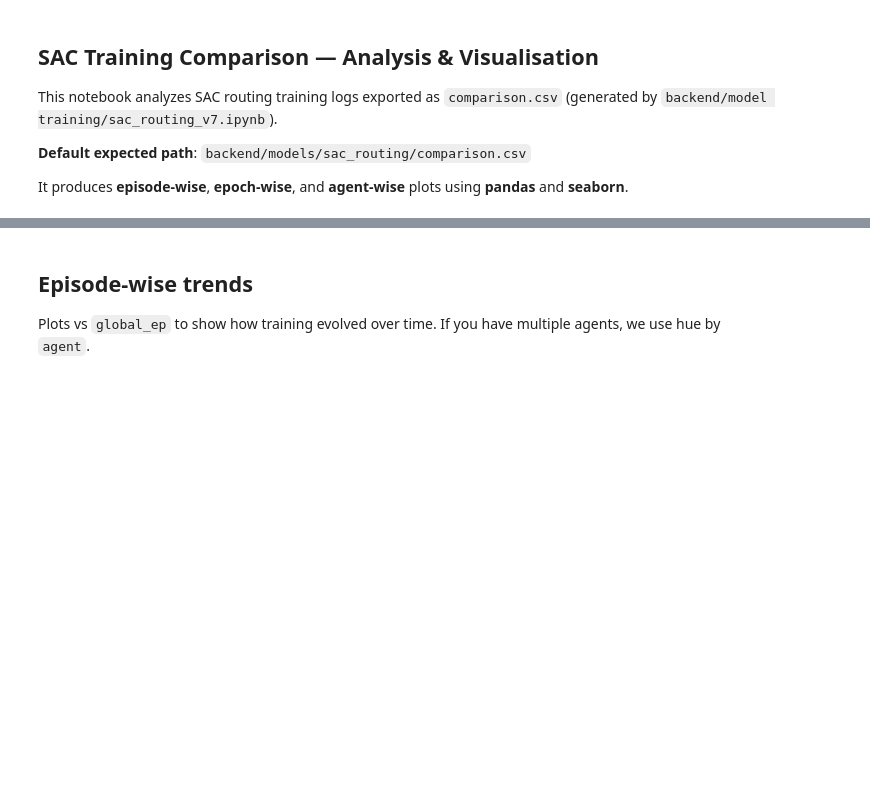
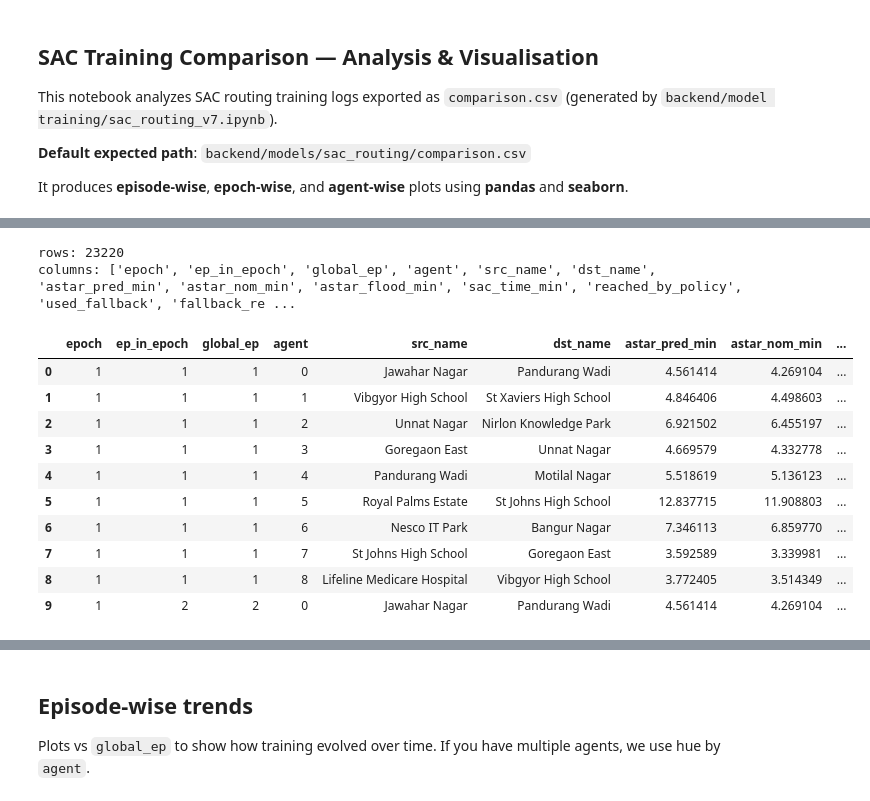
Before and after one commit to ParamVeerJain/Mumbai-Traffic-Prediction-and-Navigation-using-Deep-Learning, a Jupyter notebook: backend/data generation/comparison.ipynb, the cells around one changed output, grey strips where cells are left out. Drawn from its saved outputs; the diff is of its cells as text; code cells hidden in the pictures; blank space fills up the shorter version.

```diff
--- a/backend/data generation/comparison.ipynb
+++ b/backend/data generation/comparison.ipynb
@@ -29,25 +54,60 @@ print("Exists:", CSV_PATH.exists())
 # %%
 # Load + light cleaning
+
+if not CSV_PATH.exists():
+    raise FileNotFoundError(
+        f"comparison.csv not found at {CSV_PATH}. "
+        "Set CSV_PATH in the previous cell to the correct location."
+    )
 
 df = pd.read_csv(CSV_PATH)
 print("rows:", len(df))
 print("columns:", list(df.columns))
 
 # Standardize dtypes where expected
-for c in ["epoch", "ep_in_epoch", "global_ep", "agent", "reached_by_policy", "used_fallback", "policy_steps", "total_steps"]:
-    if c in df.columns:
-        df[c] = pd.to_numeric(df[c], errors="coerce").astype("Int64")
-
-for c in ["astar_pred_min", "astar_nom_min", "astar_flood_min", "sac_time_min", "sac_reward"]:
+int_cols = ["epoch", "ep_in_epoch", "global_ep", "agent", "reached_by_policy", "used_fallback", "policy_steps", "total_steps"]
+for c in int_cols:
     if c in df.columns:
         df[c] = pd.to_numeric(df[c], errors="coerce")
+        # Use plain numpy int64 when possible (seaborn/mpl can fail with pandas nullable Int64)
+        if not df[c].isna().any():
+            df[c] = df[c].astype("int64")
+        else:
+            df[c] = df[c].astype("Int64")
+
+float_cols = ["astar_pred_min", "astar_nom_min", "astar_flood_min", "sac_time_min", "sac_reward"]
+for c in float_cols:
+    if c in df.columns:
+        df[c] = pd.to_numeric(df[c], errors="coerce")
+
+# Plot-safe helper columns
+if "agent" in df.columns:
+    df["agent_label"] = df["agent"].astype("int64") if not df["agent"].isna().any() else df["agent"].astype("Int64")
+    df["agent_label"] = df["agent_label"].astype(str)
+
+if "global_ep" in df.columns:
+    df["global_ep_num"] = df["global_ep"].astype("int64") if not df["global_ep"].isna().any() else pd.to_numeric(df["global_ep"], errors="coerce")
 
 # Ensure stable sort for plots
 sort_cols = [c for c in ["global_ep", "epoch", "ep_in_epoch", "agent"] if c in df.columns]
 if sort_cols:
     df = df.sort_values(sort_cols).reset_index(drop=True)
 
 df.head(10)
+# %% [output]
+rows: 23220
+columns: ['epoch', 'ep_in_epoch', 'global_ep', 'agent', 'src_name', 'dst_name', 'astar_pred_min', 'astar_nom_min', 'astar_flood_min', 'sac_time_min', 'reached_by_policy', 'used_fallback', 'fallback_re ...
+|  | epoch | ep_in_epoch | global_ep | agent | src_name | dst_name | astar_pred_min | astar_nom_min | ... |
+| 0 | 1 | 1 | 1 | 0 | Jawahar Nagar | Pandurang Wadi | 4.561414 | 4.269104 | ... |
+| 1 | 1 | 1 | 1 | 1 | Vibgyor High School | St Xaviers High School | 4.846406 | 4.498603 | ... |
+| 2 | 1 | 1 | 1 | 2 | Unnat Nagar | Nirlon Knowledge Park | 6.921502 | 6.455197 | ... |
+| 3 | 1 | 1 | 1 | 3 | Goregaon East | Unnat Nagar | 4.669579 | 4.332778 | ... |
+| 4 | 1 | 1 | 1 | 4 | Pandurang Wadi | Motilal Nagar | 5.518619 | 5.136123 | ... |
+| 5 | 1 | 1 | 1 | 5 | Royal Palms Estate | St Johns High School | 12.837715 | 11.908803 | ... |
+| 6 | 1 | 1 | 1 | 6 | Nesco IT Park | Bangur Nagar | 7.346113 | 6.859770 | ... |
+| 7 | 1 | 1 | 1 | 7 | St Johns High School | Goregaon East | 3.592589 | 3.339981 | ... |
+| 8 | 1 | 1 | 1 | 8 | Lifeline Medicare Hospital | Vibgyor High School | 3.772405 | 3.514349 | ... |
+| 9 | 1 | 2 | 2 | 0 | Jawahar Nagar | Pandurang Wadi | 4.561414 | 4.269104 | ... |
 # %%
 # Derived metrics
 
```
Also changed, not shown: parts of 3 cells of this notebook.
